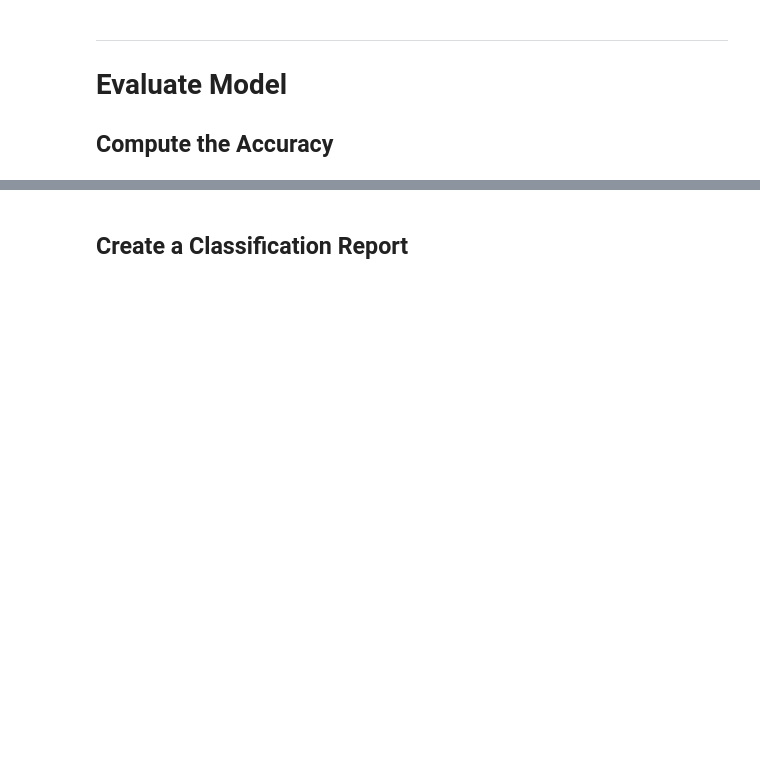
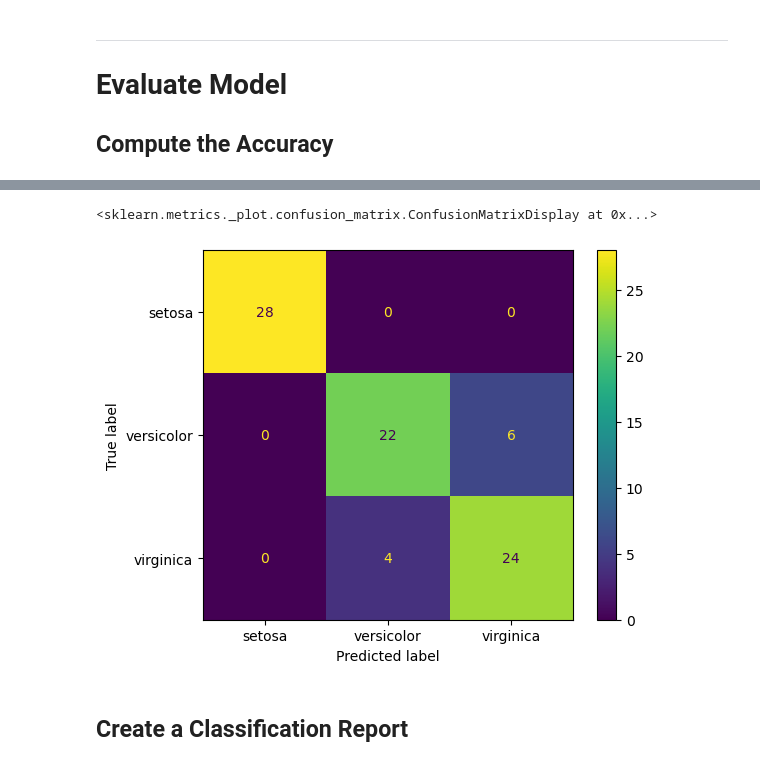
Before and after one commit to CodeupClassroom/quintela-classification-exercises, a Jupyter notebook: knn_lesson.ipynb, the cells around one changed output, grey strips where cells are left out. Saved outputs shown, nothing was run; the diff lists cells and outputs as text; code cells hidden in the pictures; blank space fills up the shorter version.

```diff
--- a/knn_lesson.ipynb
+++ b/knn_lesson.ipynb
@@ -144,6 +205,9 @@ ___
 ![image.png](attachment:0b3b391e-4069-453d-acbf-d3f10656ba36.png)
 # %%
 # set to defaults
+knn5 = KNeighborsClassifier(n_neighbors=5, weights='uniform')
 # %% [markdown]
 ### 2. **Fit** the thing:
 - Fit the Model to the training data.
+# %%
+knn5.fit(X_train, y_train)
@@ -163,2 +267,7 @@ ___
+# %%
+ConfusionMatrixDisplay.from_estimator(knn5, X_train, y_train)
+# %% [output]
+<sklearn.metrics._plot.confusion_matrix.ConfusionMatrixDisplay at 0x...>
+[figure, added]
 # %% [markdown]
 ## Create a Classification Report
```
Also changed, not shown: parts of 33 cells of this notebook.
